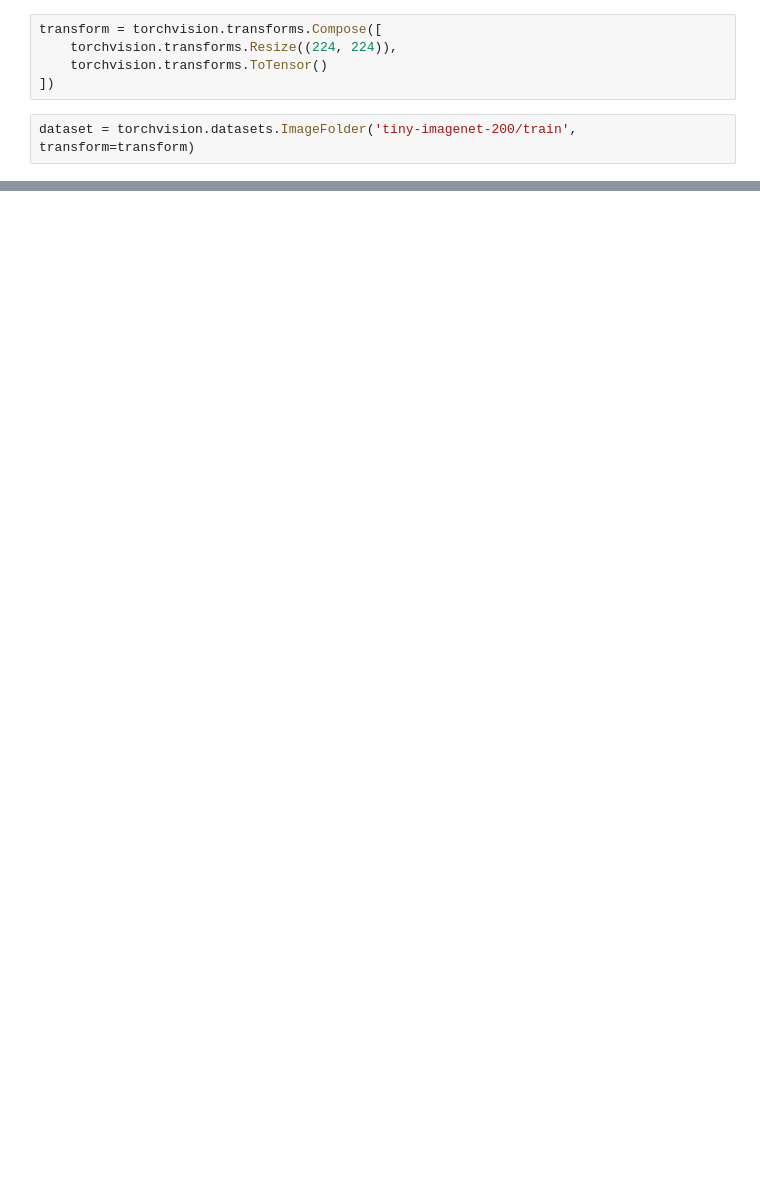
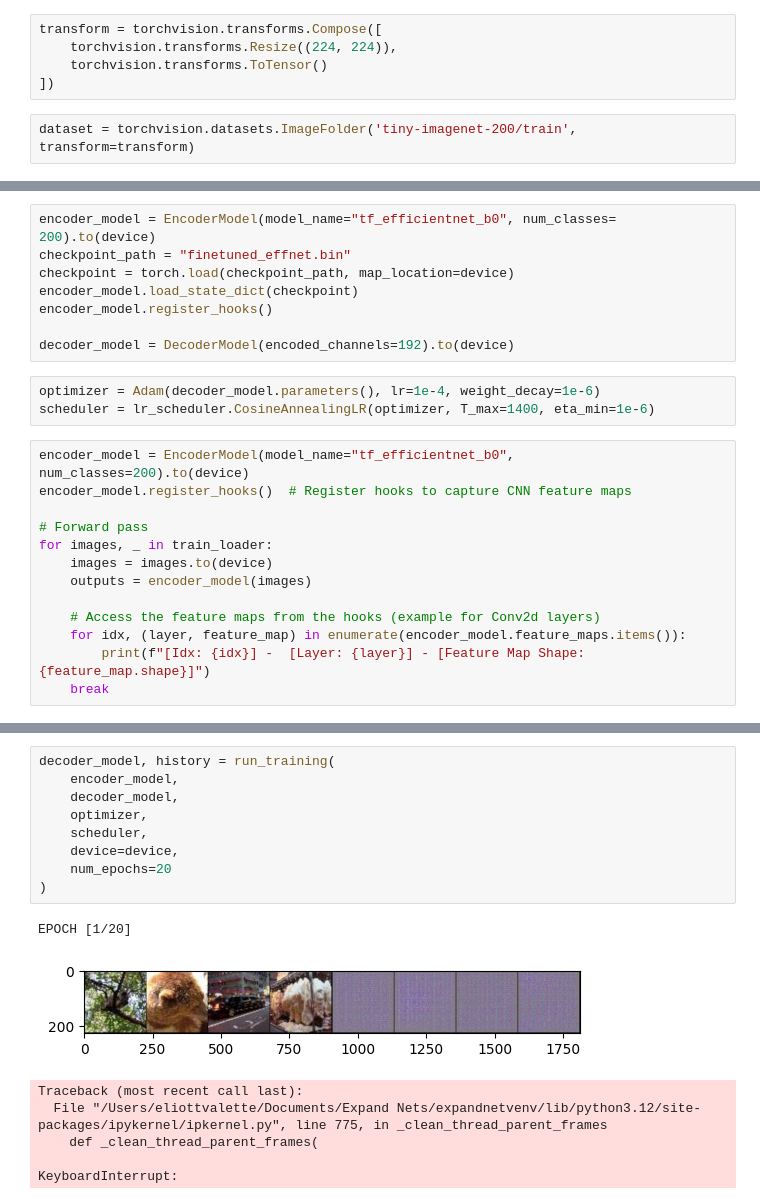
Before and after one commit to eliottvalette/Expand-Nets, a Jupyter notebook: expanding-nets.ipynb, the cells around one changed output, grey strips where cells are left out. Cells and saved outputs as stored; diff of their text form; blank space fills up the shorter version.

```diff
--- a/expanding-nets.ipynb
+++ b/expanding-nets.ipynb
@@ -54,0 +308,24 @@ test_loader = DataLoader(test_data, batch_size=batch_size, shuffle=False, num_wo
+# %%
+encoder_model = EncoderModel(model_name="tf_efficientnet_b0", num_classes= 200).to(device)
+checkpoint_path = "finetuned_effnet.bin"
+checkpoint = torch.load(checkpoint_path, map_location=device)
+encoder_model.load_state_dict(checkpoint)
+encoder_model.register_hooks()
+
+decoder_model = DecoderModel(encoded_channels=192).to(device)
+# %%
+optimizer = Adam(decoder_model.parameters(), lr=1e-4, weight_decay=1e-6)
+scheduler = lr_scheduler.CosineAnnealingLR(optimizer, T_max=1400, eta_min=1e-6)
+# %%
+encoder_model = EncoderModel(model_name="tf_efficientnet_b0", num_classes=200).to(device)
+encoder_model.register_hooks()  # Register hooks to capture CNN feature maps
+
+# Forward pass
+for images, _ in train_loader:
+    images = images.to(device)
+    outputs = encoder_model(images)
+
+    # Access the feature maps from the hooks (example for Conv2d layers)
+    for idx, (layer, feature_map) in enumerate(encoder_model.feature_maps.items()):
+        print(f"[Idx: {idx}] -  [Layer: {layer}] - [Feature Map Shape: {feature_map.shape}]")
+    break
@@ -54,0 +350,17 @@ test_loader = DataLoader(test_data, batch_size=batch_size, shuffle=False, num_wo
+# %%
+decoder_model, history = run_training(
+    encoder_model,
+    decoder_model,
+    optimizer,
+    scheduler,
+    device=device,
+    num_epochs=20
+)
+# %% [output]
+EPOCH [1/20]
+[figure, added]
+Traceback (most recent call last):
+  File "/Users/eliottvalette/Documents/Expand Nets/expandnetvenv/lib/python3.12/site-packages/ipykernel/ipkernel.py", line 775, in _clean_thread_parent_frames
+    def _clean_thread_parent_frames(
+
+KeyboardInterrupt:
```
Also changed, not shown: parts of 11 cells of this notebook, 5 other files.
